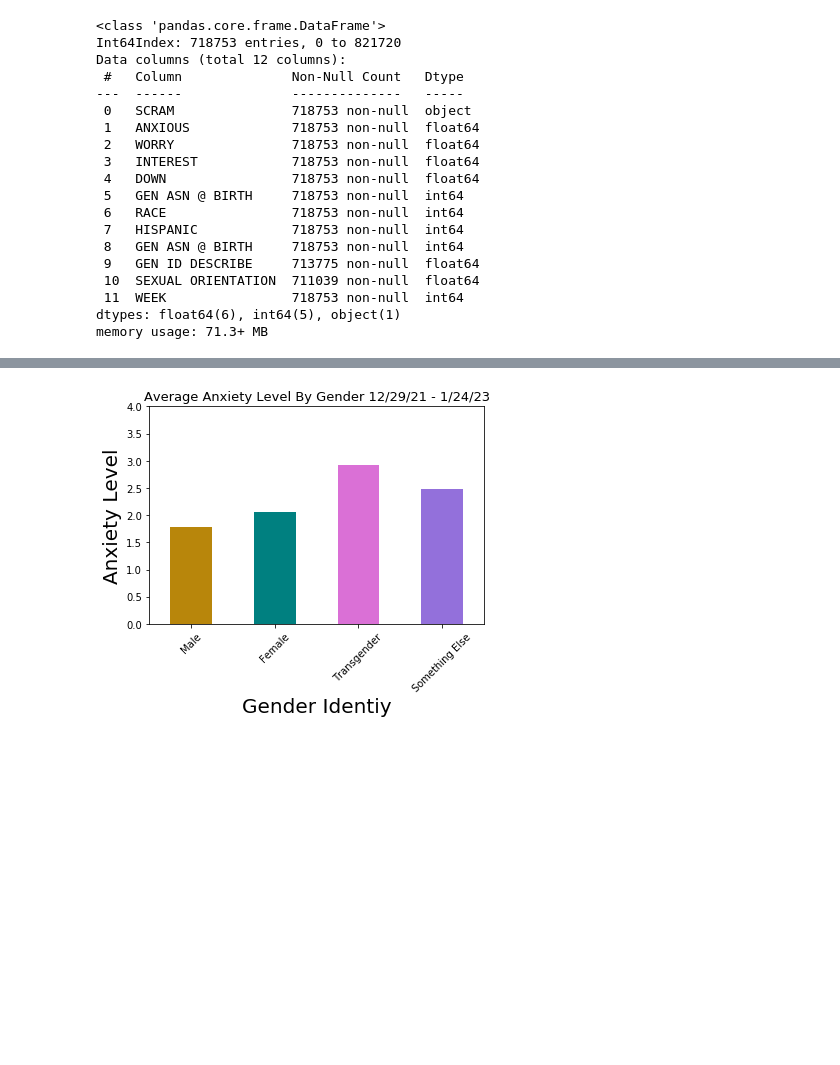
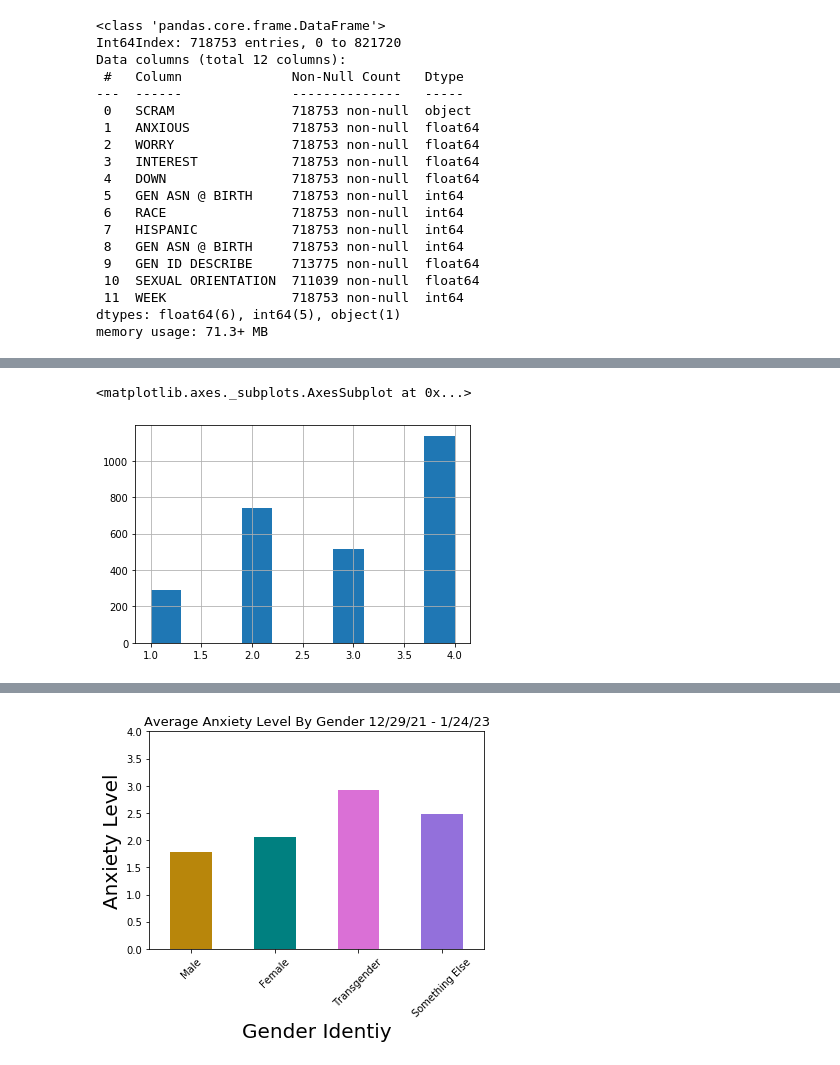
Before and after one commit to ginaleonardi/project_1, a Jupyter notebook: Josh's Graphs, code, and notes/josh1.ipynb, the cells around one changed output, grey strips where cells are left out. Cells and saved outputs as stored; diff of their text form; code cells hidden in the pictures; blank space fills up the shorter version.

```diff
--- a/josh1.ipynb
+++ b/Josh's Graphs, code, and notes/josh1.ipynb
@@ -109,0 +155,8 @@ NameError: name 'clean_df' is not defined
+# %%
+# checking distribution of answers for people with 'female' gender id
+
+trans = clean_df['ANXIOUS'][(clean_df['GEN ID DESCRIBE']== 3)]
+trans.hist()
+# %% [output]
+<matplotlib.axes._subplots.AxesSubplot at 0x...>
+[figure, added]
```
Also changed, not shown: parts of 9 cells of this notebook, 8 other files.
